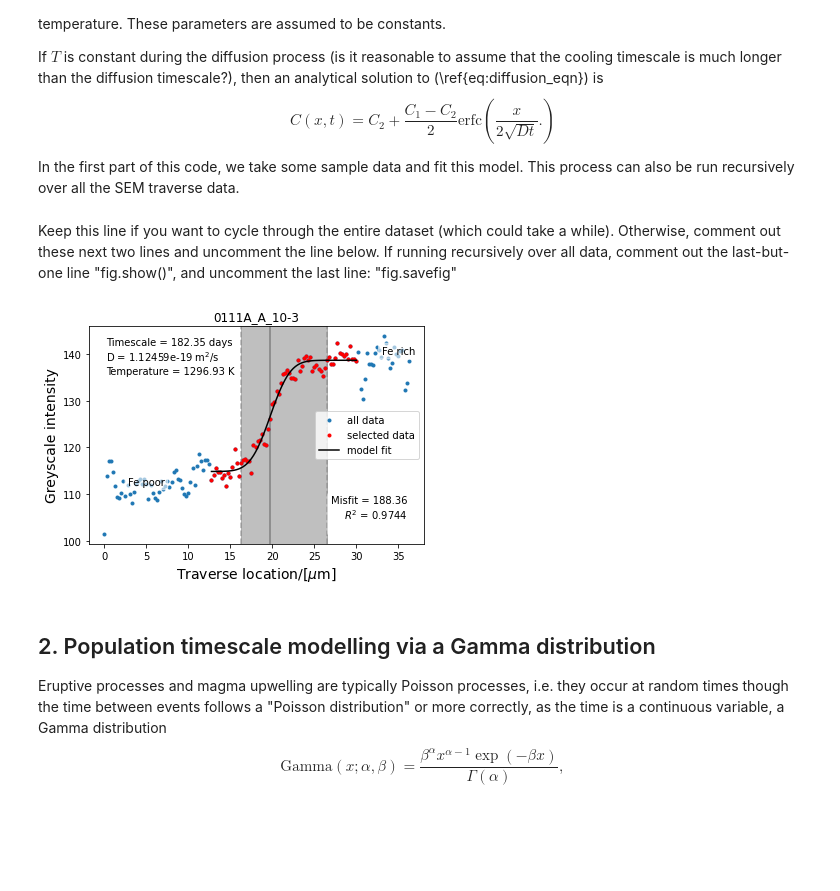
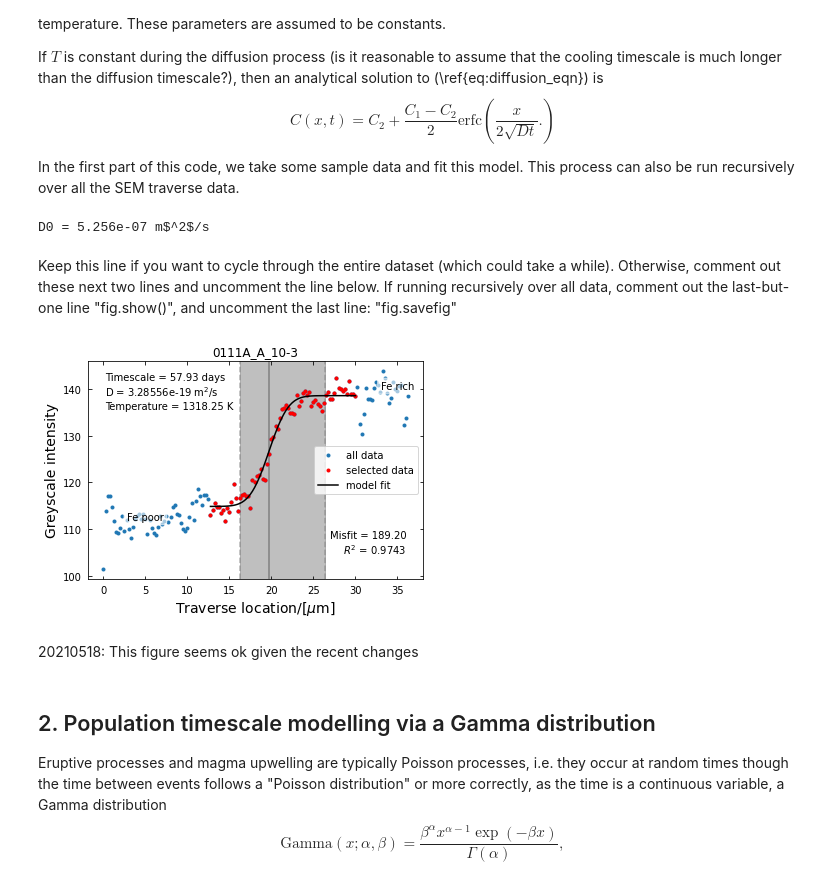
Before and after one commit to djessop/mineral_diffusion_timescales, a Jupyter notebook: mineral_diffusion_timescales.ipynb, the cells around one changed output. Saved outputs shown, nothing was run; the diff lists cells and outputs as text; code cells hidden in the pictures; blank space fills up the shorter version.

Commit message:
Updated diffusion coefficient model

```diff
--- a/mineral_diffusion_timescales.ipynb
+++ b/mineral_diffusion_timescales.ipynb
@@ -40,12 +40,16 @@ pd.options.display.float_format = '{:,.2f}'.format
 # %%
 # Import functions from local module
 from diffusion_timescale_modelling.diffusion_timescale_modelling import (
-    diffusion_coeff, temp_from_diff_coeff, analytical_soln,
+    opx_model, diffusion_coeff, temp_from_diff_coeff, analytical_soln,
     fit_wrapper, plot_data_model, read_raw_data, coefficient_determination)
 
-E  = -308000    # Activation energy
-D0 =  2.8551e-7 # Base diffusion coefficient
-T  =  1281.75   # Melt matrix temperature, defined by Dohmen et al., 2016
+E   = -308000    # Activation energy
+fO2 = 6.31e-7    # O2 partial pressure in Pa as determined from Ni-NiO buffer with dNNO = 0.8, and T ~ 900 °C
+D0  = opx_model(fO2) # Base diffusion coefficient in m2/s
+T   =  1297 #81.75   # Melt matrix temperature, defined by Dohmen et al., 2016
+print(r'D0 = %.4g m$^2$/s' % D0)
+# %% [output]
+D0 = 5.256e-07 m$^2$/s
 # %% [markdown]
 Keep this line if you want to cycle through the entire dataset (which
 could take a while).  Otherwise, comment out these next two lines and
@@ -61,8 +65,6 @@ and uncomment the last line:
 # filenames = [f for f in sorted(glob('SEM_traverse_data/**', recursive=True))
 #              if f.endswith('.xls')]
 filenames = ['SEM_traverse_data/1010CE/0111A_A_10-3.xls']  # To produce Fig. 4 of the paper
-
-T  =  1281.75   # Melt matrix temperature, defined by Dohmen et al., 2016
 
 D    = diffusion_coeff(T)
 Dlow = diffusion_coeff(T - 30)
@@ -80,7 +82,7 @@ for filename in filenames:
 
     # Get the actual data to be fitted (i.e. red points in plot above)
     data = pd.read_excel(filename, sheet_name='raw')
-    x, y = data['distance'], data['greyscale']
+    x, y = data[['distance', 'greyscale']].values.T
 
     # Initial guess at solution {C_max, C_min, \mu, \tau, D}
     p0 = [y.max(), y.min(), x.mean(), 2e6, D]
@@ -111,7 +113,7 @@ for filename in filenames:
     _ = ax.set_xlabel(r'Traverse location/[$\mu$m]', fontsize=14)
     _ = ax.set_ylabel(r'Greyscale intensity', fontsize=14)
 
-    model_soln = analytical_soln(x, *popt).values
+    model_soln = analytical_soln(x, *popt)  #.values
     _   = ax.plot(x * 1e6, model_soln, '-k', label='model fit')
     leg = ax.legend(loc='right')
 
@@ -137,34 +139,36 @@ for filename in filenames:
     GFkwargs = dict(x=.95, y=.95,
                     horizontalalignment='right',
                     verticalalignment='top')
     bboxdict = dict(boxstyle='round', alpha=alpha, color='w')
 
     # Goodness of fit.  N.B. Reduced Chi-squared should be close to
     # unity for a good fit but ONLY for weighted Chi-squared statistic.
     misfit  = ((analytical_soln(x, *popt) - y)**2).sum()
     DF      = len(data) - len(popt)
     chi2est = misfit / DF
     R2      = coefficient_determination(x, y, popt)
 
     if model_soln[0] < model_soln[-1]:
         TSkwargs.update(y=.95, verticalalignment='top')
         GFkwargs.update(y=.05, verticalalignment='bottom')
 
     _ = ax.text(s=timescale_text, **TSkwargs,
                 transform=ax.transAxes, bbox=bboxdict)
 
     _ = ax.text(s='Misfit = %.2f\n$R^2$ = %.4f\n' % (misfit, R2),
                 transform=ax.transAxes, **GFkwargs, bbox=bboxdict)
 
     _ = ax.text(x=35, y=140, s='Fe rich', horizontalalignment='center', bbox=bboxdict)
     _ = ax.text(x=5,  y=112, s='Fe poor', horizontalalignment='center', bbox=bboxdict)
 
     _ = ax.set_title(code)
 
 #     fig.show()
     fig.savefig(filename[:-4] + '.png')
 # %% [output]
-[figure, old version]
+[figure, new version]
+# %% [markdown]
+20210518: This figure seems ok given the recent changes
 # %% [markdown]
 ## 2. Population timescale modelling via a Gamma distribution
 
```
Also changed, not shown: 2 other files.
